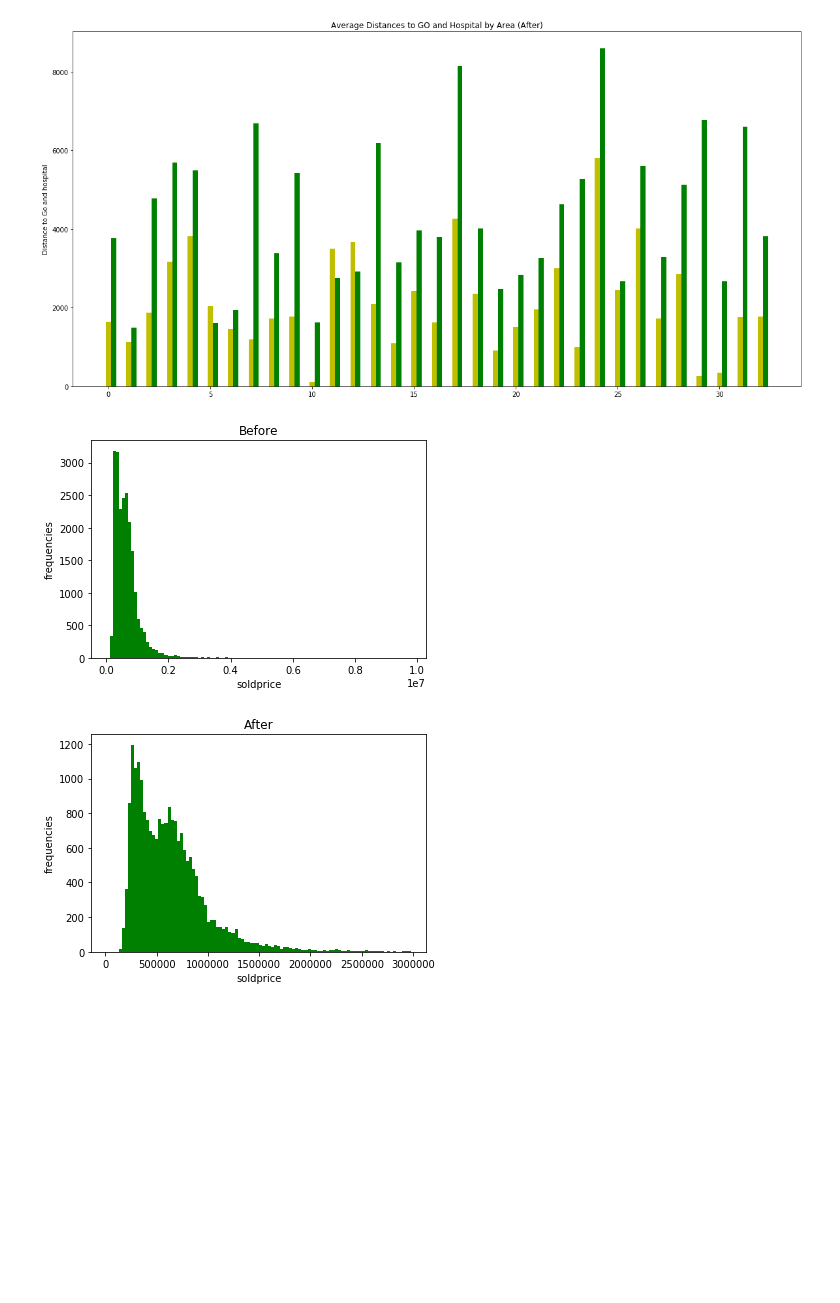
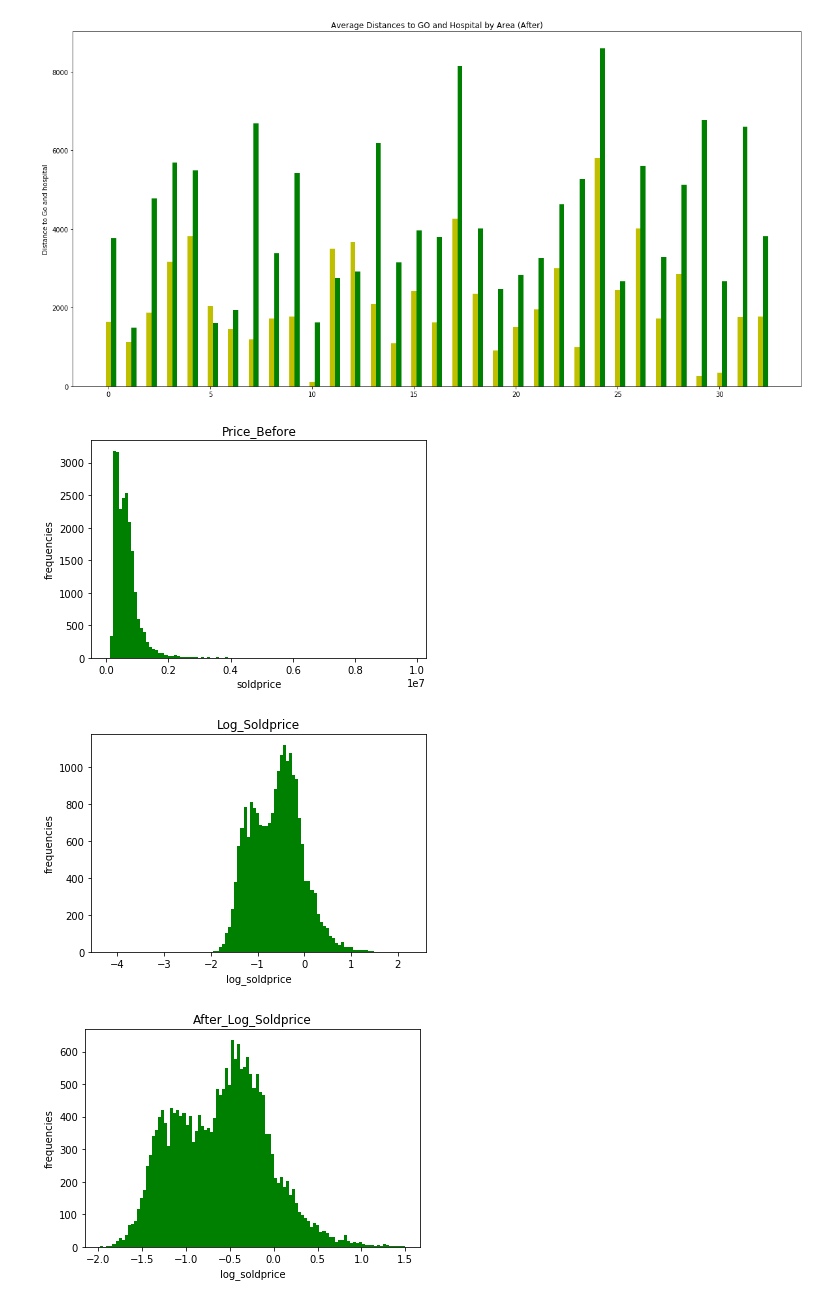
Before and after one commit to khaledalnajjar/SCS3250, a Jupyter notebook: groupprojectLatest_jzv2.ipynb, the cells around one changed output. Saved outputs shown, nothing was run; the diff lists cells and outputs as text; code cells hidden in the pictures; blank space fills up the shorter version.

```diff
--- a/groupprojectLatest_jzv2.ipynb
+++ b/groupprojectLatest_jzv2.ipynb
@@ -147,24 +147,43 @@ plt.show()
 # %% [output]
 [figure]
 [figure]
-# %%
-#exclude house sold at zero price
-#exclude outliner that were sold at more than 3 billion
-
-data_msga=data_msga[data_msga['adjustedSoldPrice']!=0]
-n,bins,patches=plt.hist(data_msga['adjustedSoldPrice'],100,facecolor='g')
-plt.xlabel('soldprice')
-plt.ylabel('frequencies')
-plt.title('Before')
-plot.show()
-data_msga=data_msga[data_msga['adjustedSoldPrice']<3000000]
-
-n,bins,patches=plt.hist(data_msga['adjustedSoldPrice'],100,facecolor='g')
-plt.xlabel('soldprice')
-plt.ylabel('frequencies')
-plt.title('After')
-plot.show()
-# %% [output]
-[figure, removed]
-[figure, removed]
+# %%
+#exclude house sold at zero price
+#the histogram, Price_Before , below indicates that the real sold prices do not follow a normal distribution. Instead, the prices
+#behave like a log-normal distribution.
+
+data_msga=data_msga[data_msga['adjustedSoldPrice']!=0]
+n,bins,patches=plt.hist(data_msga['adjustedSoldPrice'],100,facecolor='g')
+plt.xlabel('soldprice')
+plt.ylabel('frequencies')
+plt.title('Price_Before')
+plot.show()
+
+#As shown on the histogram, Log_Soldprice, after using log function to transform the real sold prices,
+#they are more centralized and evenly distribute with outliners spotted below -2 and above 1.5.
+
+log_real_prices = np.log(data_msga['adjustedSoldPrice']/1000000)
+n,bins,patches=plt.hist(log_real_prices,100,facecolor='g')
+plt.xlabel('log_soldprice')
+plt.ylabel('frequencies')
+plt.title('Log_Soldprice')
+plot.show()
+
+#transform the real sold price using log function, and remove the outliners
+#the histogram, After_Log_Soldprice , shows that the log real sold prices now are evenly distributed with small
+#numbers of outliners
+
+data_msga.insert(len(data_msga.columns),column='log_real_prices',
+                     value=np.log(data_msga['adjustedSoldPrice']/1000000))
+data_msga = data_msga[(data_msga['log_real_prices']>-2) & (data_msga['log_real_prices']<1.5)]
+
+n,bins,patches=plt.hist(data_msga['log_real_prices'],100,facecolor='g')
+plt.xlabel('log_soldprice')
+plt.ylabel('frequencies')
+plt.title('After_Log_Soldprice')
+plot.show()
+# %% [output]
+[figure, added]
+[figure, added]
+[figure, added]
 # %%
```
Also changed, not shown: parts of 6 cells of this notebook, 1 other file.
